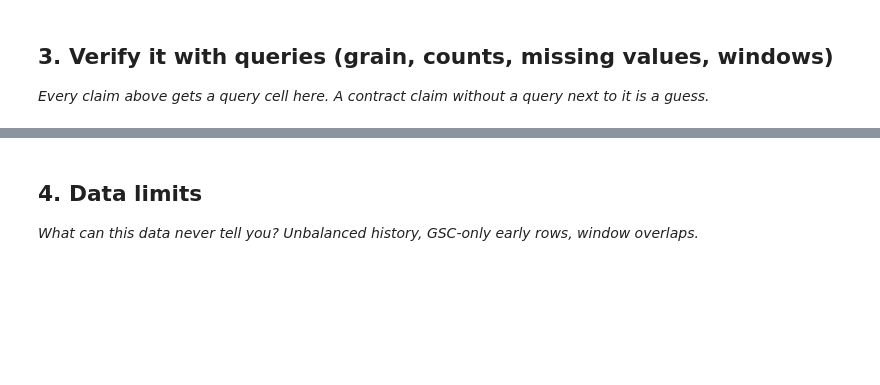
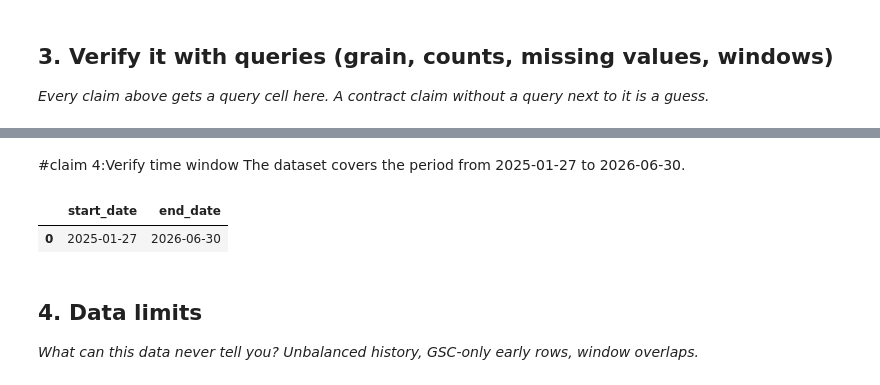
Before and after one commit to limon-available/starter-notebook, a Jupyter notebook: work/notebooks/w03_data_contract.ipynb, the cells around one changed output, grey strips where cells are left out. Cells and saved outputs as stored; diff of their text form; code cells hidden in the pictures; blank space fills up the shorter version.

```diff
--- a/work/notebooks/w03_data_contract.ipynb
+++ b/work/notebooks/w03_data_contract.ipynb
@@ -30,3 +162,16 @@ This skeleton is yours to fill. Work the sections **in order** — each one has
+# %% [markdown]
+#claim 4:Verify time window
+The dataset covers the period from 2025-01-27 to 2026-06-30.
+# %%
+con.sql(f"""
+SELECT
+    MIN(report_date) AS start_date,
+    MAX(report_date) AS end_date
+FROM {TABLES['fact_daily']}
+""").df()
+# %% [output]
+|  | start_date | end_date |
+| 0 | 2025-01-27 | 2026-06-30 |
 # %% [markdown]
 ## 4. Data limits
 
```
Also changed, not shown: parts of 16 cells of this notebook.
